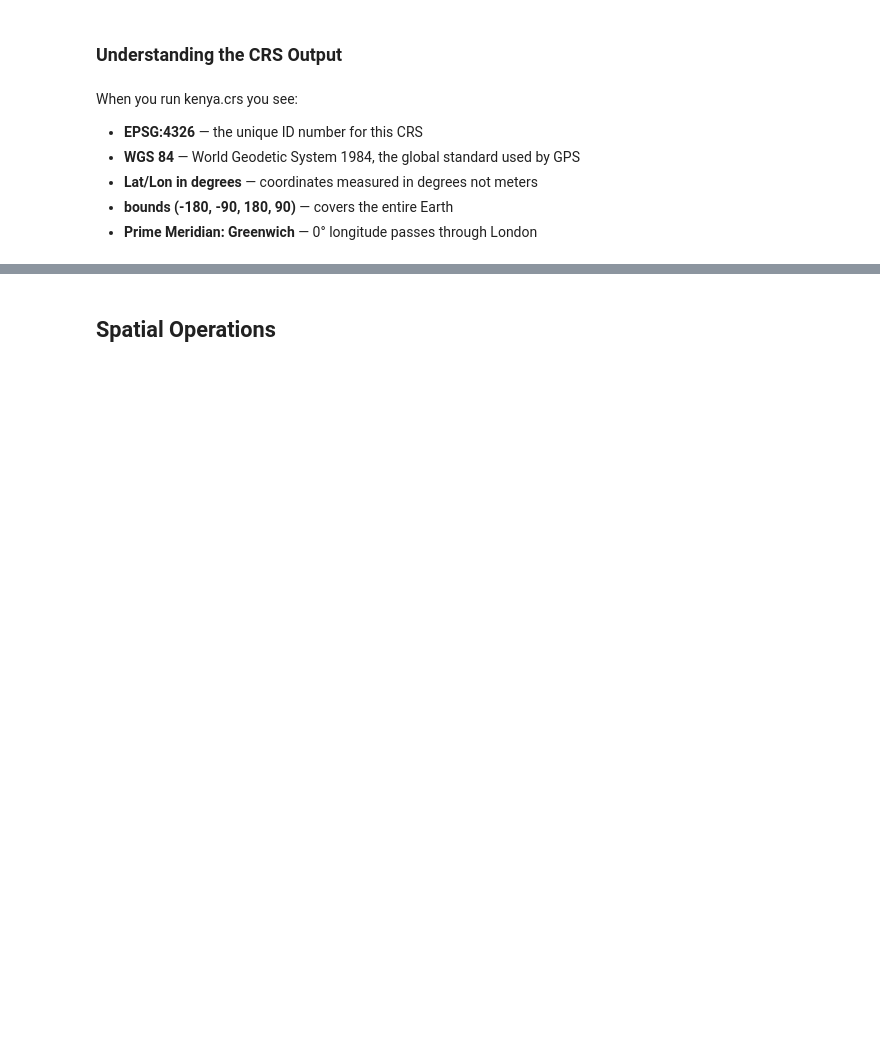
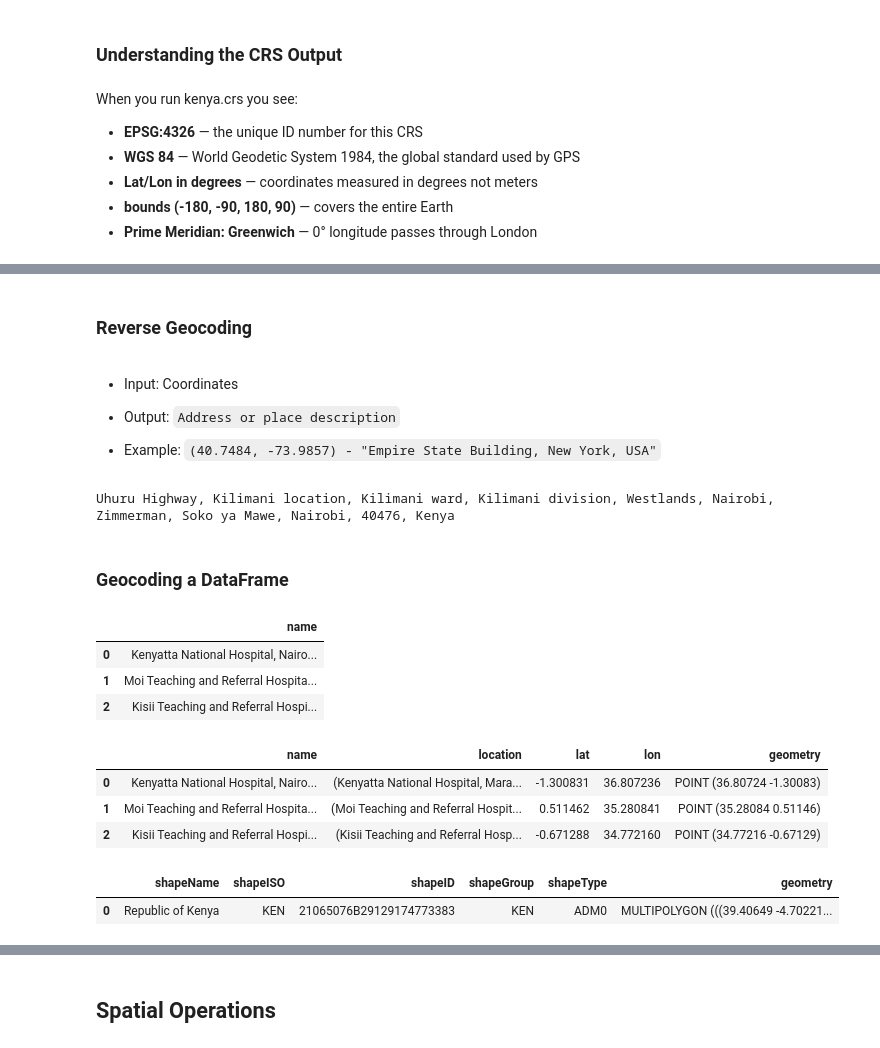
Before and after one commit to moloo1961/Python-notes, a Jupyter notebook: Python_Data_Analysis_Notes/Geopandas.ipynb, the cells around one changed output, grey strips where cells are left out. Saved outputs shown, nothing was run; the diff lists cells and outputs as text; code cells hidden in the pictures; blank space fills up the shorter version.

```diff
--- a/Python_Data_Analysis_Notes/Geopandas.ipynb
+++ b/Python_Data_Analysis_Notes/Geopandas.ipynb
@@ -201,0 +240,43 @@ kenya_meters = kenya.to_crs(epsg=21037)
+# %% [markdown]
+### Reverse Geocoding
+# %% [markdown]
+- Input: Coordinates
+
+- Output: `Address or place description`
+
+- Example: `(40.7484, -73.9857) - "Empire State Building, New York, USA"`
+# %%
+# Example
+
+# Create geolocator object
+
+geolocator = Nominatim(user_agent="geo_app")
+
+# Search location
+
+location = geolocator.reverse("-1.2890006, 36.8172812")
+
+# Print Results
+
+print(location.address)
+# %% [output]
+Uhuru Highway, Kilimani location, Kilimani ward, Kilimani division, Westlands, Nairobi, Zimmerman, Soko ya Mawe, Nairobi, 40476, Kenya
+# %% [markdown]
+### Geocoding a DataFrame
+# %%
+# 1. The data will be the list of the big level 5 hospitals in Kenya
+
+hospitals = [
+    "Kenyatta National Hospital, Nairobi, Kenya",
+    "Moi Teaching and Referral Hospital, Eldoret, Kenya",
+    "Kisii Teaching and Referral Hospital, Kisii, Kenya",
+    ]
+
+df = pd.DataFrame({'name': hospitals})
+# %%
+df.head()
+# %% [output]
+|  | name |
+| 0 | Kenyatta National Hospital, Nairo... |
+| 1 | Moi Teaching and Referral Hospita... |
+| 2 | Kisii Teaching and Referral Hospi... |
@@ -201,0 +294,11 @@ kenya_meters = kenya.to_crs(epsg=21037)
+# %%
+# Turn table into a geodataframe
+
+gdf = gpd.GeoDataFrame(df, geometry=gpd.points_from_xy(df.lon, df.lat), crs="EPSG:4326")
+# %%
+gdf.head()
+# %% [output]
+|  | name | location | lat | lon | geometry |
+| 0 | Kenyatta National Hospital, Nairo... | (Kenyatta National Hospital, Mara... | -1.300831 | 36.807236 | POINT (36.80724 -1.30083) |
+| 1 | Moi Teaching and Referral Hospita... | (Moi Teaching and Referral Hospit... | 0.511462 | 35.280841 | POINT (35.28084 0.51146) |
+| 2 | Kisii Teaching and Referral Hospi... | (Kisii Teaching and Referral Hosp... | -0.671288 | 34.772160 | POINT (34.77216 -0.67129) |
@@ -201,0 +309,5 @@ kenya_meters = kenya.to_crs(epsg=21037)
+# %%
+kenya.head()
+# %% [output]
+|  | shapeName | shapeISO | shapeID | shapeGroup | shapeType | geometry |
+| 0 | Republic of Kenya | KEN | 21065076B29129174773383 | KEN | ADM0 | MULTIPOLYGON (((39.40649 -4.70221... |
```
Also changed, not shown: parts of 16 cells of this notebook, 3 other files.
